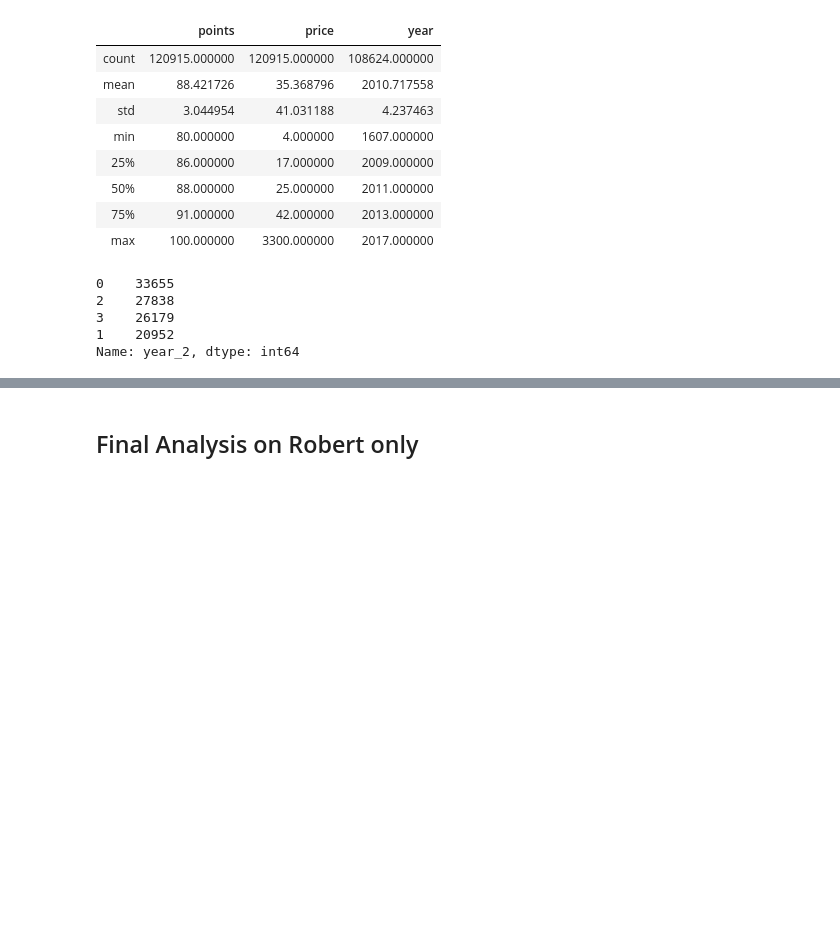
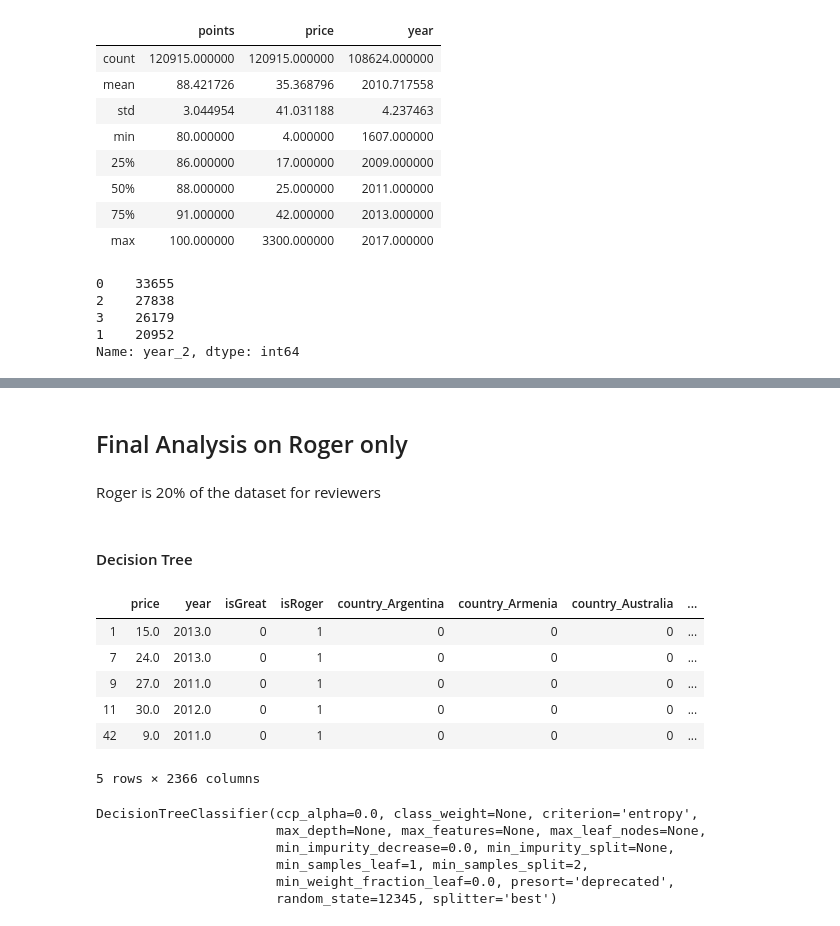
Before and after one commit to jenndy/Wine-Quality-Analysis, a Jupyter notebook: Wine_Review.ipynb, the cells around one changed output, grey strips where cells are left out. Saved outputs shown, nothing was run; the diff lists cells and outputs as text; code cells hidden in the pictures; blank space fills up the shorter version.

```diff
--- a/Wine_Review.ipynb
+++ b/Wine_Review.ipynb
@@ -809,4 +858,18 @@ pd.crosstab(y_test_predict, y_test, rownames = ["Predicted"], colnames = ["Actua
 # %% [markdown]
-## Final Analysis on Robert only
+## Final Analysis on Roger only
+# %% [markdown]
+Roger is 20% of the dataset for reviewers
+# %% [markdown]
+#### Decision Tree
 # %%
 # Use 1st feature space
+roger = wine_dum[wine_dum["isRoger"] == 1]
+roger.head()
+# %% [output]
+|  | price | year | isGreat | isRoger | country_Argentina | country_Armenia | country_Australia | ... |
+| 1 | 15.0 | 2013.0 | 0 | 1 | 0 | 0 | 0 | ... |
+| 7 | 24.0 | 2013.0 | 0 | 1 | 0 | 0 | 0 | ... |
+| 9 | 27.0 | 2011.0 | 0 | 1 | 0 | 0 | 0 | ... |
+| 11 | 30.0 | 2012.0 | 0 | 1 | 0 | 0 | 0 | ... |
+| 42 | 9.0 | 2011.0 | 0 | 1 | 0 | 0 | 0 | ... |
+5 rows × 2366 columns
@@ -812,0 +880,11 @@ pd.crosstab(y_test_predict, y_test, rownames = ["Predicted"], colnames = ["Actua
+# %%
+from sklearn.tree import DecisionTreeClassifier
+DT = DecisionTreeClassifier(criterion = "entropy", random_state = 12345)
+DT.fit(X_train, y_train)
+# %% [output]
+DecisionTreeClassifier(ccp_alpha=0.0, class_weight=None, criterion='entropy',
+                       max_depth=None, max_features=None, max_leaf_nodes=None,
+                       min_impurity_decrease=0.0, min_impurity_split=None,
+                       min_samples_leaf=1, min_samples_split=2,
+                       min_weight_fraction_leaf=0.0, presort='deprecated',
+                       random_state=12345, splitter='best')
```
Also changed, not shown: parts of 25 cells of this notebook.
